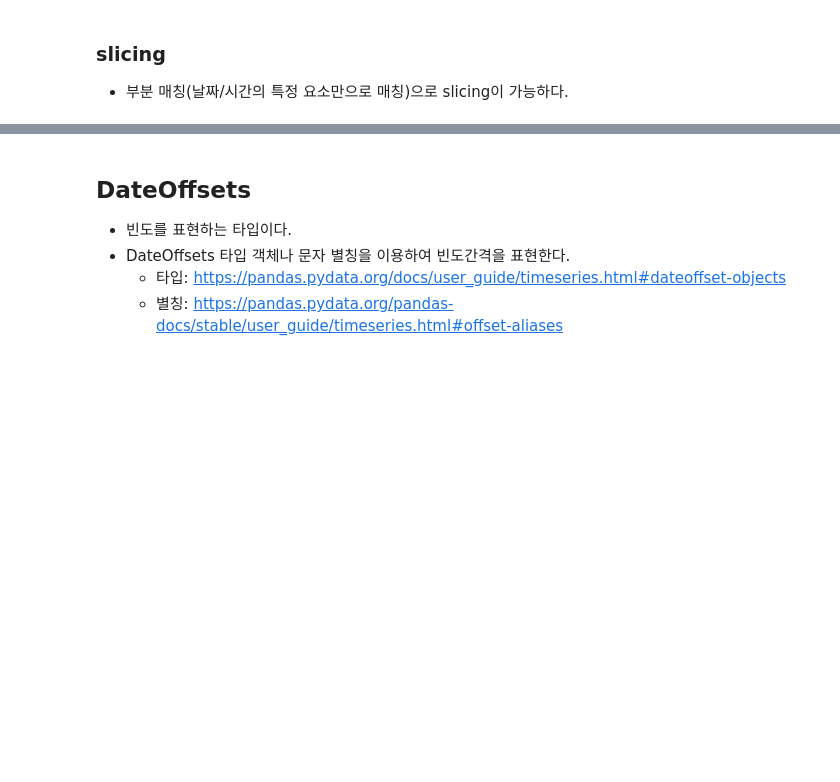
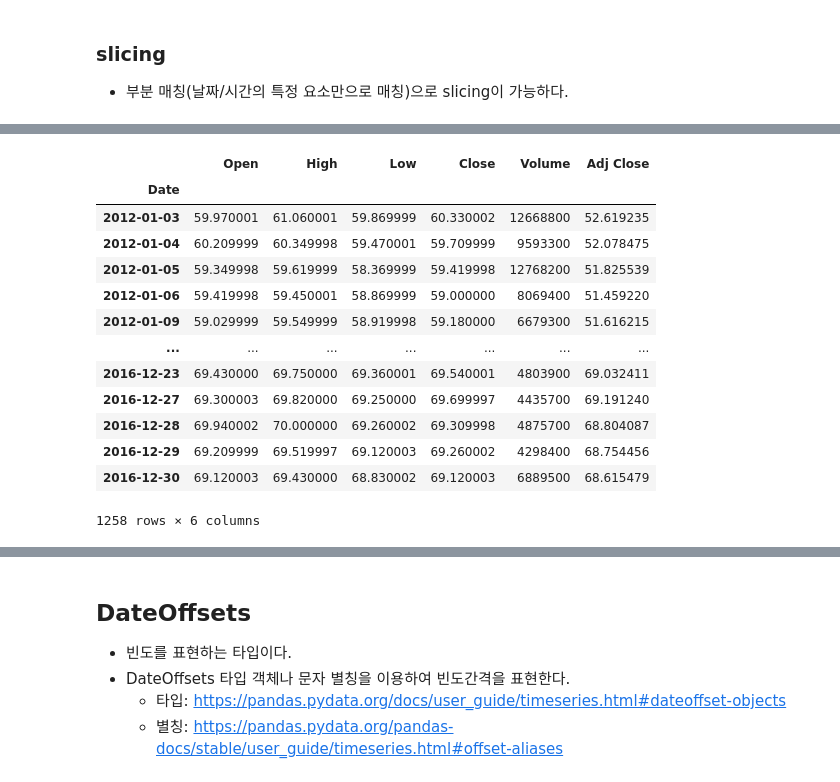
Before and after one commit to clerknek/PlayData, a Jupyter notebook: 02_Pandas/07_시계열 데이터 다루기.ipynb, the cells around one changed output, grey strips where cells are left out. Cells and saved outputs as stored; diff of their text form; code cells hidden in the pictures; blank space fills up the shorter version.

```diff
--- a/02_Pandas/07_시계열 데이터 다루기.ipynb
+++ b/02_Pandas/07_시계열 데이터 다루기.ipynb
@@ -309,0 +484,18 @@ Timedelta('730 days 00:00:00')
+# %%
+df = pd.read_csv('data/walmart_stock.csv', parse_dates=[0], index_col=0)
+df
+# %% [output]
+|  | Open | High | Low | Close | Volume | Adj Close |
+| Date |  |  |  |  |  |  |
+| 2012-01-03 | 59.970001 | 61.060001 | 59.869999 | 60.330002 | 12668800 | 52.619235 |
+| 2012-01-04 | 60.209999 | 60.349998 | 59.470001 | 59.709999 | 9593300 | 52.078475 |
+| 2012-01-05 | 59.349998 | 59.619999 | 58.369999 | 59.419998 | 12768200 | 51.825539 |
+| 2012-01-06 | 59.419998 | 59.450001 | 58.869999 | 59.000000 | 8069400 | 51.459220 |
+| 2012-01-09 | 59.029999 | 59.549999 | 58.919998 | 59.180000 | 6679300 | 51.616215 |
+| ... | ... | ... | ... | ... | ... | ... |
+| 2016-12-23 | 69.430000 | 69.750000 | 69.360001 | 69.540001 | 4803900 | 69.032411 |
+| 2016-12-27 | 69.300003 | 69.820000 | 69.250000 | 69.699997 | 4435700 | 69.191240 |
+| 2016-12-28 | 69.940002 | 70.000000 | 69.260002 | 69.309998 | 4875700 | 68.804087 |
+| 2016-12-29 | 69.209999 | 69.519997 | 69.120003 | 69.260002 | 4298400 | 68.754456 |
+| 2016-12-30 | 69.120003 | 69.430000 | 68.830002 | 69.120003 | 6889500 | 68.615479 |
+1258 rows × 6 columns
```
Also changed, not shown: parts of 58 cells of this notebook, 8 other files.
